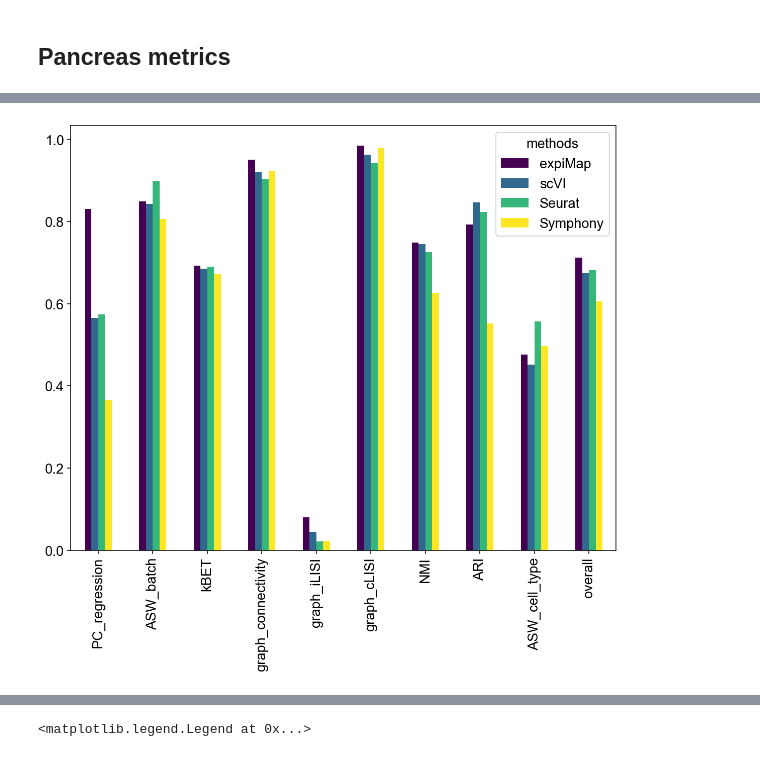
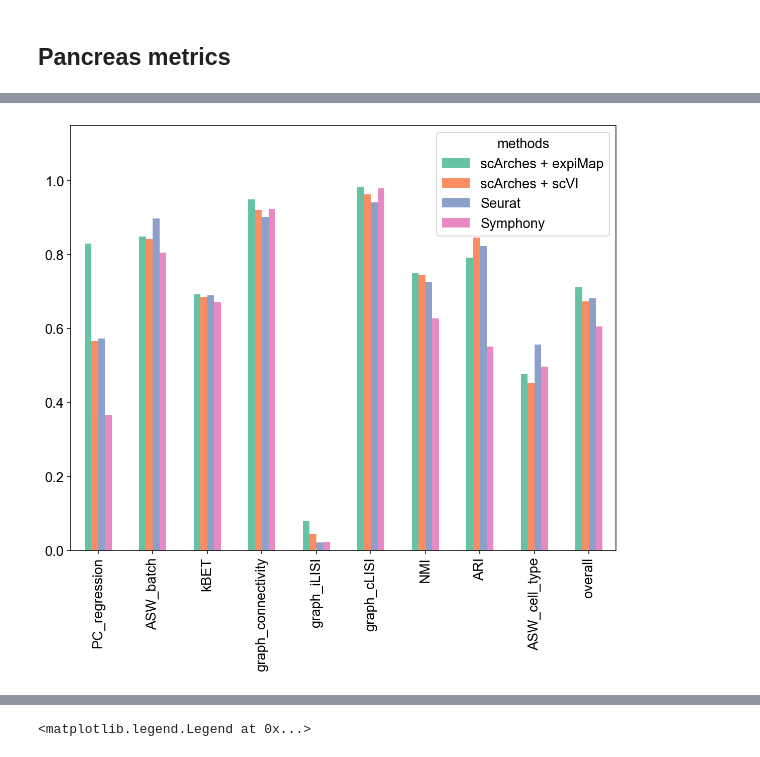
Before and after one commit to theislab/expiMap_reproducibility, a Jupyter notebook: pancreas/supp_figure_13b.ipynb, the cells around one changed output, grey strips where cells are left out. Drawn from its saved outputs; the diff is of its cells as text; code cells hidden in the pictures.

```diff
--- a/pancreas/supp_figure_13b.ipynb
+++ b/pancreas/supp_figure_13b.ipynb
@@ -18,7 +18,7 @@ matplotlib.rcParams["figure.dpi"] = 140
 methods = ('cvae', 'qtr', 'scvi', 'symphony', 'seurat')
 conds = ('control', 'stimulated')
 # %%
-repl = dict(cvae='expiMap', qtr='expiMap', scvi='scVI', seurat='Seurat', symphony='Symphony')
+repl = dict(cvae='scArches + expiMap', qtr='scArches + expiMap', scvi='scArches + scVI', seurat='Seurat', symphony='Symphony')
 # %% [markdown]
 ## Pancreas metrics
 # %%
@@ -54,9 +54,9 @@ metrics_pancreas
 metrics_pancreas['overall'] = metrics_pancreas.mean(axis=1)
 # %%
 #axs = metrics_pancreas.drop(columns=['bio', 'batch']).T.plot.bar(figsize=(10,8), colormap='viridis')
-axs = metrics_pancreas.T.plot.bar(figsize=(10,8), colormap='viridis')
+axs = metrics_pancreas.T.plot.bar(figsize=(10,8), ylim=(0, 1.15), color=sb.color_palette('Set2', 4))
 # %% [output]
-[figure, old version]
+[figure, new version]
 # %%
 axs.set_xticklabels(axs.get_xticklabels(), rotation=45)
 axs.figure
```
Also changed, not shown: parts of 2 cells of this notebook, 1 other file.
